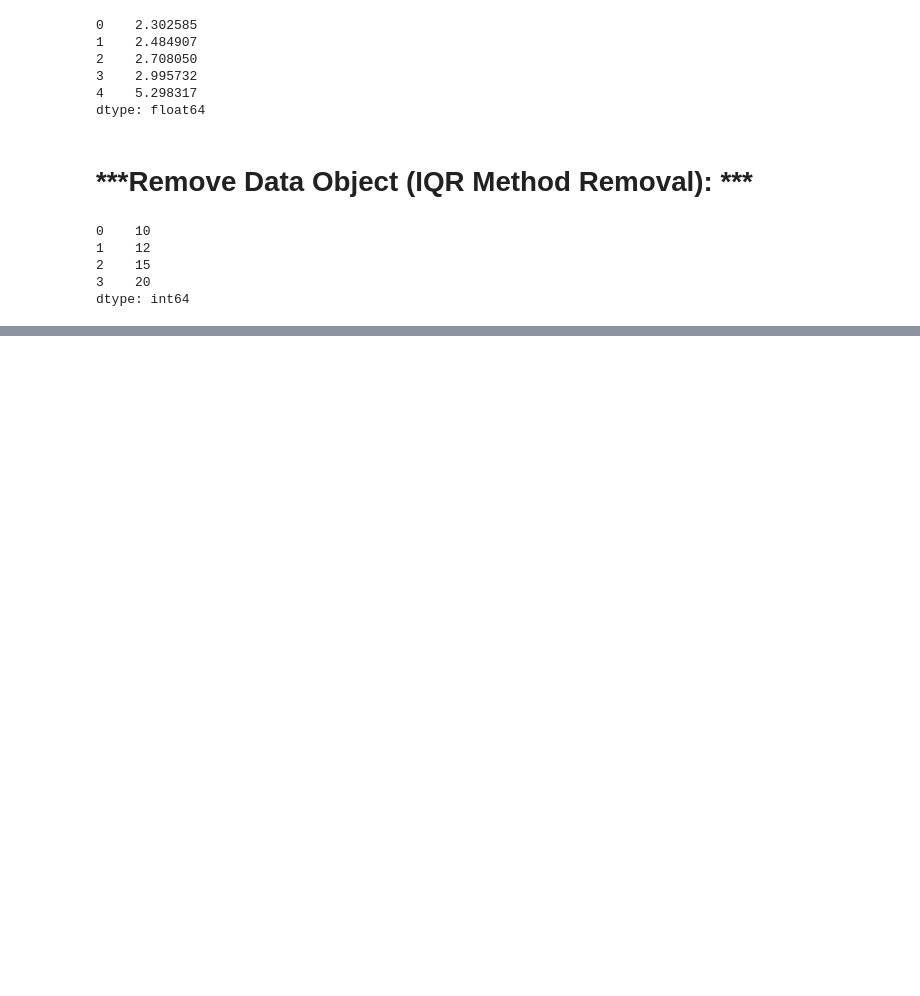
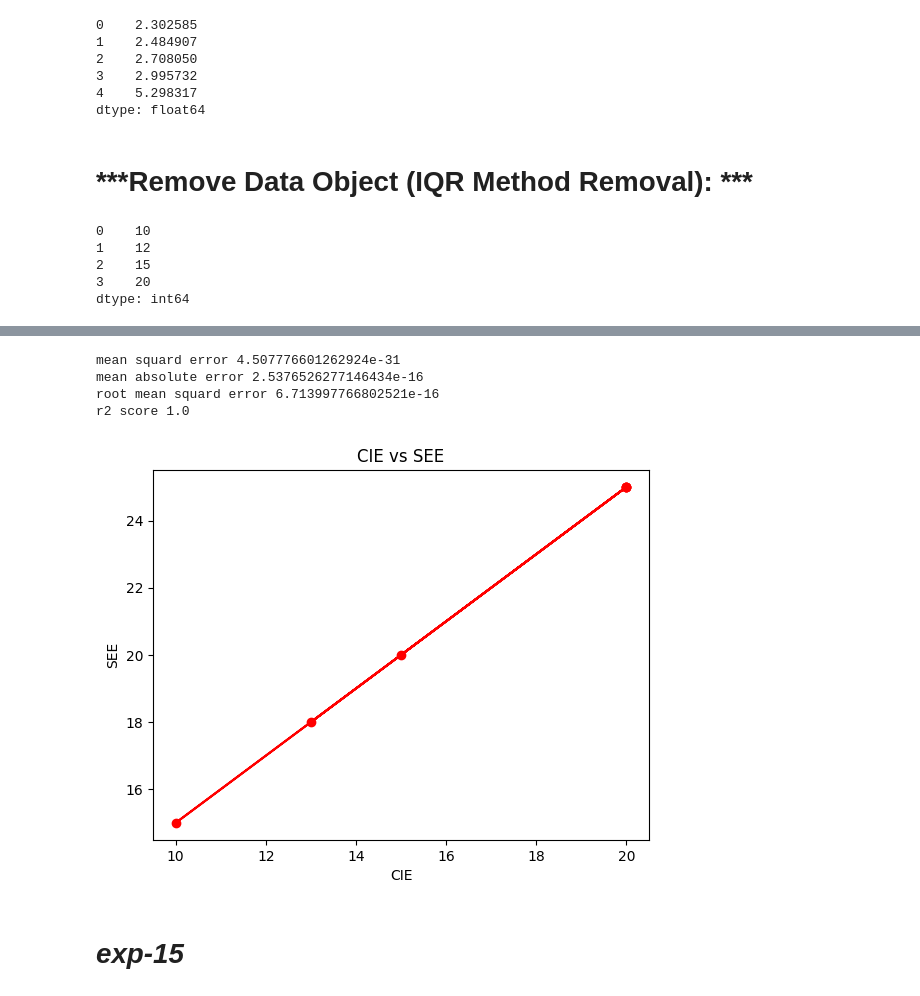
Before and after one commit to karnool/22CS508, a Jupyter notebook: 22cs508.ipynb, the cells around one changed output, grey strips where cells are left out. Saved outputs shown, nothing was run; the diff lists cells and outputs as text; code cells hidden in the pictures; blank space fills up the shorter version.

```diff
--- a/22cs508.ipynb
+++ b/22cs508.ipynb
@@ -2555,0 +3003,4 @@ dtype: int64
+# %%
+from sklearn.linear_model import LinearRegression
+lr=LinearRegression()
+lr.fit(x_train,y_train)
@@ -2555,0 +3009,5 @@ dtype: int64
+# %%
+y_pred=lr.predict(x_test)
+print("y_pred",y_pred)
+x_pred=lr.predict(x_train)
+print("x_pred",x_pred)
@@ -2555,0 +3043,30 @@ dtype: int64
+# %%
+from sklearn.metrics import mean_squared_error, r2_score ,mean_absolute_error
+mse=mean_squared_error(y_test,y_pred)
+mae=mean_absolute_error(y_test,y_pred)
+r2=r2_score(y_test,y_pred)
+
+import numpy as np
+rmse = np.sqrt(mse)
+
+
+print("mean squard error",mse)
+print("mean absolute error",mae)
+print("root mean squard error",rmse)
+print("r2 score",r2)
+# %% [output]
+mean squard error 4.507776601262924e-31
+mean absolute error 2.5376526277146434e-16
+root mean squard error 6.713997766802521e-16
+r2 score 1.0
+# %%
+plt.scatter(x_test,y_test,color='red')
+plt.plot(x_test,y_pred,color='red')
+plt.title('CIE vs SEE')
+plt.xlabel('CIE')
+plt.ylabel('SEE')
+plt.show()
+# %% [output]
+[figure, added]
+# %% [markdown]
+# ***exp-15***
```
Also changed, not shown: parts of 52 cells of this notebook.
